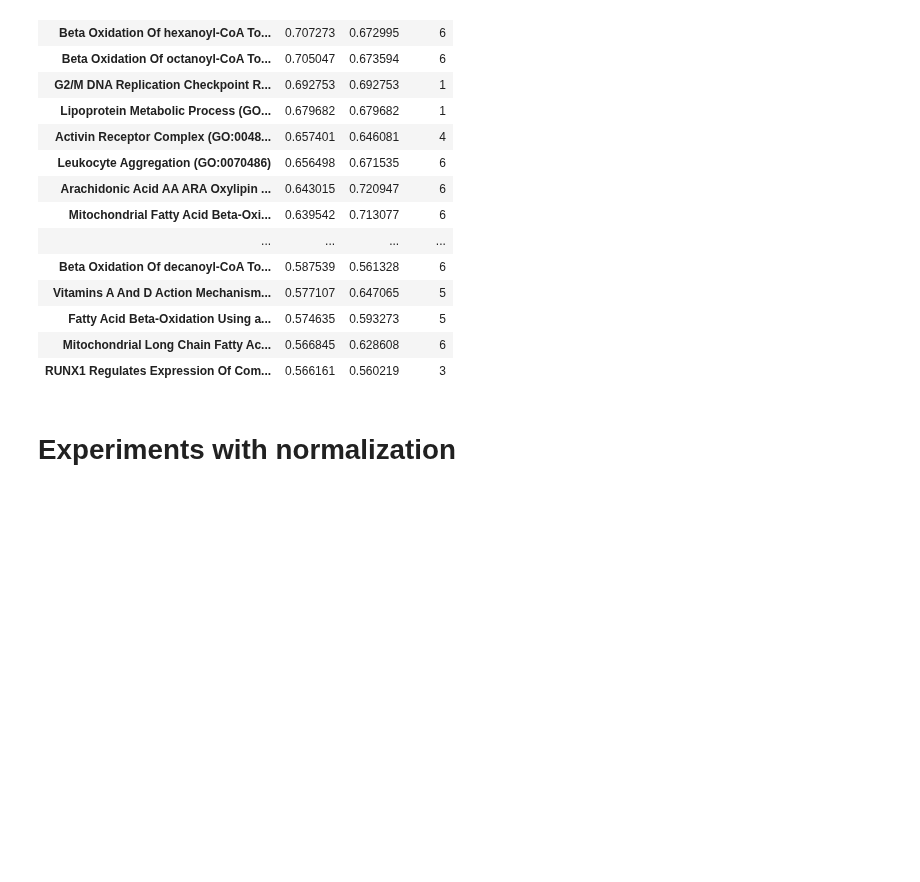
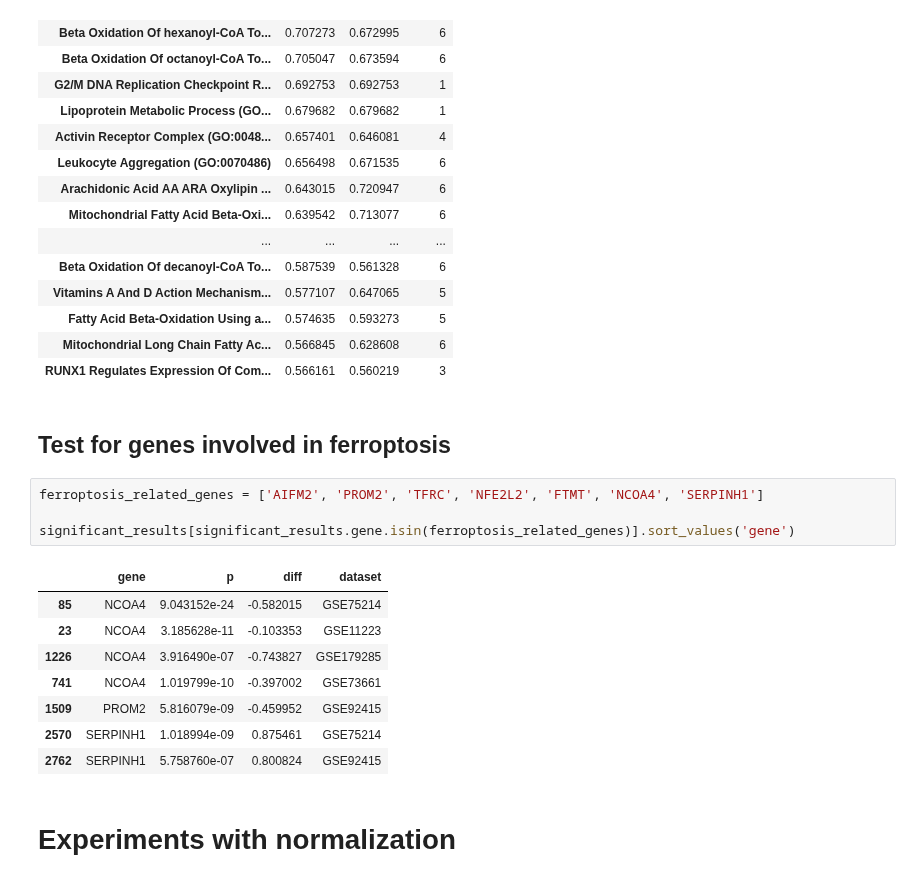
Before and after one commit to MaciejPiernik/ibd, a Jupyter notebook: ibd/notebooks/hydrogen_peroxide.ipynb, the cells around one changed output. Drawn from its saved outputs; the diff is of its cells as text; blank space fills up the shorter version.

Commit message:
Test for ferroptosis-related genes

```diff
--- a/ibd/notebooks/hydrogen_peroxide.ipynb
+++ b/ibd/notebooks/hydrogen_peroxide.ipynb
@@ -357,6 +303,21 @@ pathway_ranks.groupby('pathway')['score'].agg(['mean', 'median', 'count']).sort_
 | Fatty Acid Beta-Oxidation Using a... | 0.574635 | 0.593273 | 5 |
 | Mitochondrial Long Chain Fatty Ac... | 0.566845 | 0.628608 | 6 |
 | RUNX1 Regulates Expression Of Com... | 0.566161 | 0.560219 | 3 |
+# %% [markdown]
+## Test for genes involved in ferroptosis
+# %%
+ferroptosis_related_genes = ['AIFM2', 'PROM2', 'TFRC', 'NFE2L2', 'FTMT', 'NCOA4', 'SERPINH1']
+
+significant_results[significant_results.gene.isin(ferroptosis_related_genes)].sort_values('gene')
+# %% [output]
+|  | gene | p | diff | dataset |
+| 85 | NCOA4 | 9.043152e-24 | -0.582015 | GSE75214 |
+| 23 | NCOA4 | 3.185628e-11 | -0.103353 | GSE11223 |
+| 1226 | NCOA4 | 3.916490e-07 | -0.743827 | GSE179285 |
+| 741 | NCOA4 | 1.019799e-10 | -0.397002 | GSE73661 |
+| 1509 | PROM2 | 5.816079e-09 | -0.459952 | GSE92415 |
+| 2570 | SERPINH1 | 1.018994e-09 | 0.875461 | GSE75214 |
+| 2762 | SERPINH1 | 5.758760e-07 | 0.800824 | GSE92415 |
 # %% [markdown]
 # Experiments with normalization
 # %%
```
Also changed, not shown: parts of 4 cells of this notebook.
